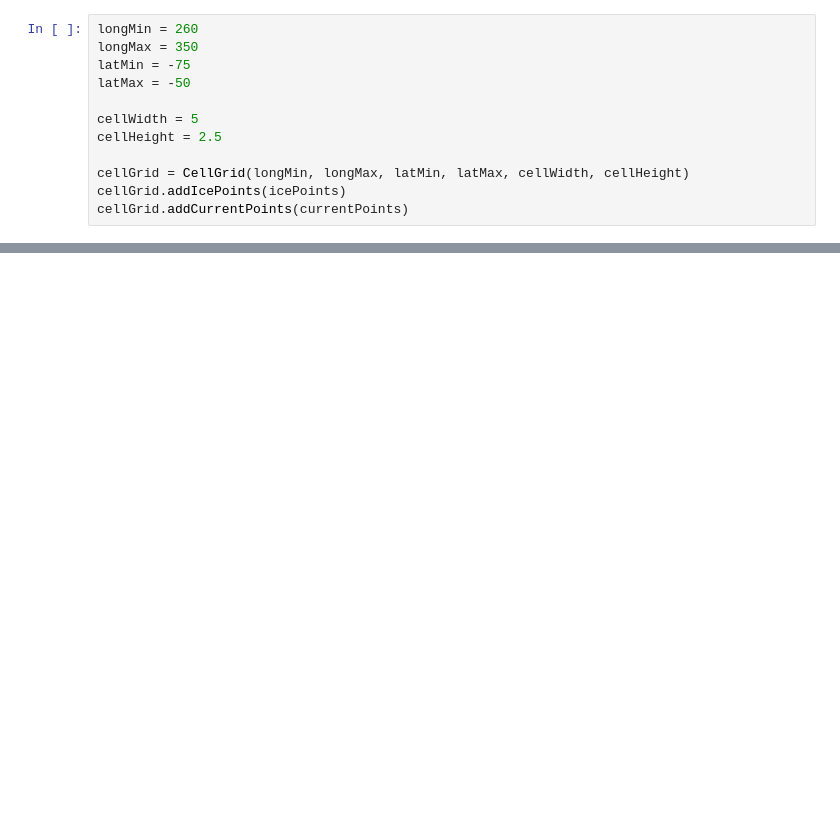
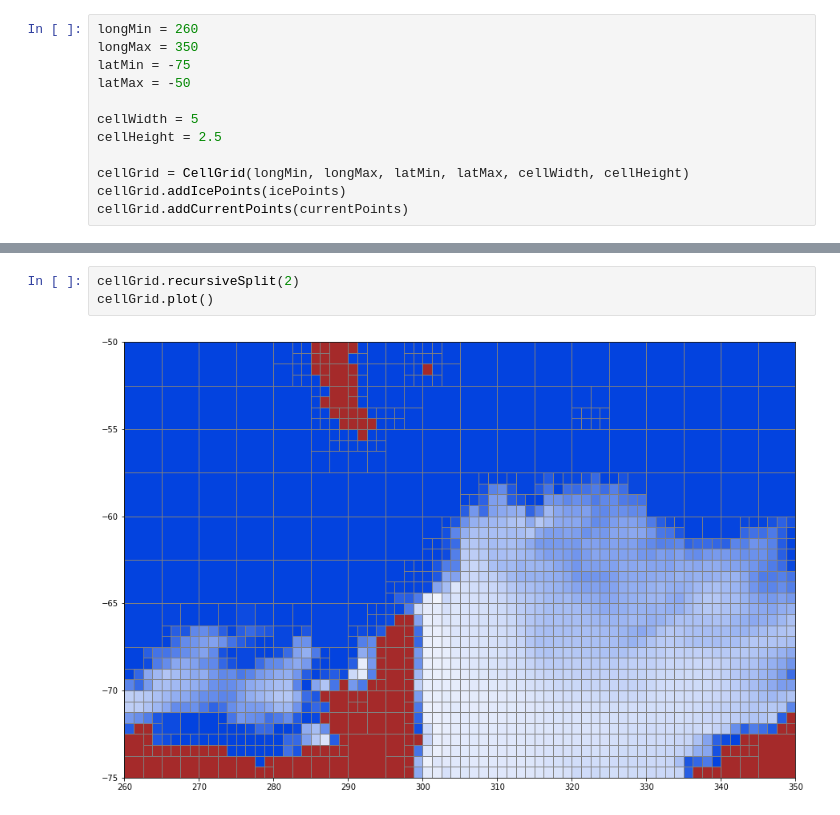
Before and after one commit to antarctica/PolarRoute, a Jupyter notebook: example(refactor).ipynb, the cells around one changed output, grey strips where cells are left out. Cells and saved outputs as stored; diff of their text form; blank space fills up the shorter version.

```diff
--- a/example(refactor).ipynb
+++ b/example(refactor).ipynb
@@ -31,0 +33,5 @@ cellGrid.plot()
+# %%
+cellGrid.recursiveSplit(2)
+cellGrid.plot()
+# %% [output]
+[figure, added]
```
Also changed, not shown: parts of 5 cells of this notebook, 5 other files.
